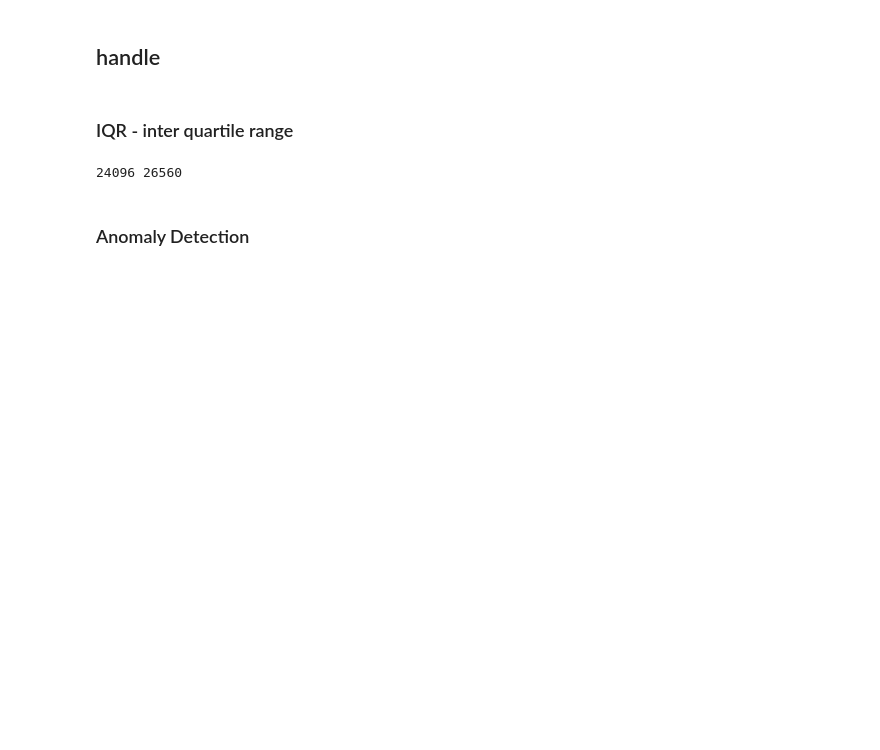
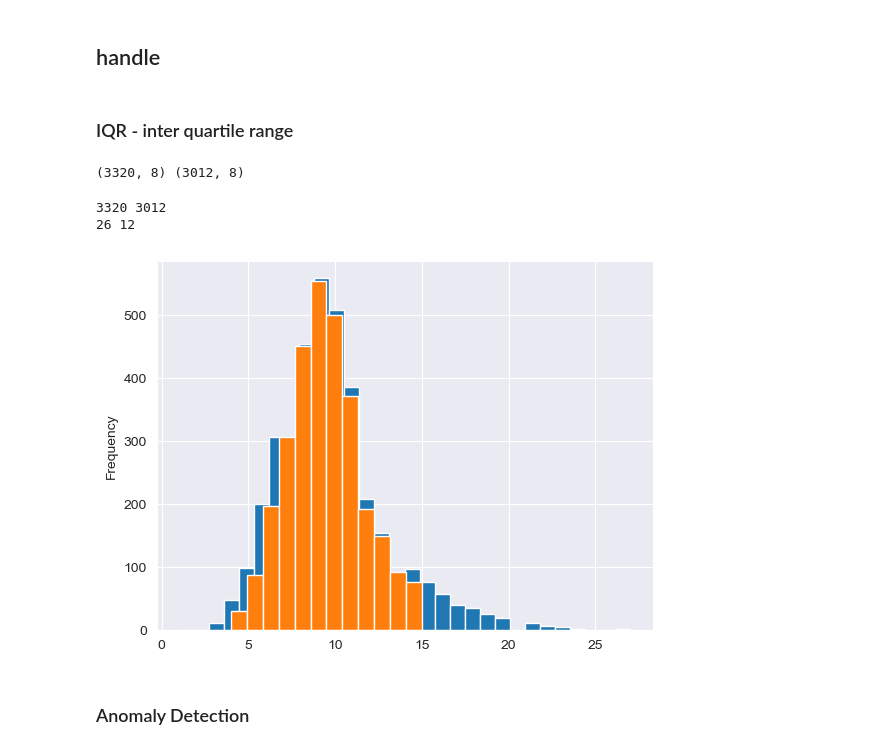
Before and after one commit to tansudasli/tensorflow-sandbox, a Jupyter notebook: pandas_EDA_outliers.ipynb, the cells around one changed output. Cells and saved outputs as stored; diff of their text form; code cells hidden in the pictures; blank space fills up the shorter version.

Commit message:
pandas exploratory data analysis + outliers

```diff
--- a/pandas_EDA_outliers.ipynb
+++ b/pandas_EDA_outliers.ipynb
@@ -81,27 +81,44 @@ array([[<Axes: xlabel='length', ylabel='length'>,
 # 2- Anomaly detection
 # %% [markdown]
 ### IQR - inter quartile range
-# %%
-def find_outliers(df):
-    q1 = df.quantile(q=0.25)
-    q3 = df.quantile(q=0.75)
-
-    iqr = q3 - q1
-
-    lower = q1 - iqr * 1.5
-    upper = q3 + iqr * 1.5
-
-    # filtering
-    # select non outlier
-    # rest will be filled null
-    outliers = df[(df > lower) & (df < upper)]
-
-    return outliers.dropna()
-
-dfAbaloneNonOutliers = find_outliers(dfAbalone)
-
-print(dfAbaloneNonOutliers.size, dfAbalone.size)
-# %% [output]
-24096 26560
+# %%
+# outlier (inter quartile method)
+# [lower, upper] range is normal distribution, else outlier
+
+def filter_outliers(df):
+    q3 = df.quantile(0.75)
+    q1 = df.quantile(0.25)
+
+    iqr = q3 -q1
+
+    lower = q1 - 1.5 * iqr
+    upper = q3 + 1.5 * iqr
+
+    # does not filter!. just puts null values..
+    # so, we have to dropna()
+    # we are sending a df, so it does not filter!!!
+    outliers = df[((df < upper) & (df > lower))]
+
+    return outliers.dropna()
+
+
+# value-based filtering
+# we are sending a series, so it filters
+# dfAbaloneOutlierEliminated = dfAbalone[(dfAbalone.viscera_weight < upper) & (dfAbalone.viscera_weight > lower)]
+dfAbaloneNonOutlier = filter_outliers(dfAbalone.copy())
+
+print(dfAbalone.shape, dfAbaloneNonOutlier.shape)
+# %% [output]
+(3320, 8) (3012, 8)
+# %%
+dfAbalone.age.plot(kind="hist", bins=30)
+dfAbaloneNonOutlier.age.plot(kind="hist", bins=12)
+
+print(dfAbalone.age.size, dfAbaloneNonOutlier.age.size)
+print(dfAbalone.age.value_counts().size, dfAbaloneNonOutlier.age.value_counts().size)
+# %% [output]
+3320 3012
+26 12
+[figure, added]
 # %% [markdown]
 ### Anomaly Detection
```
